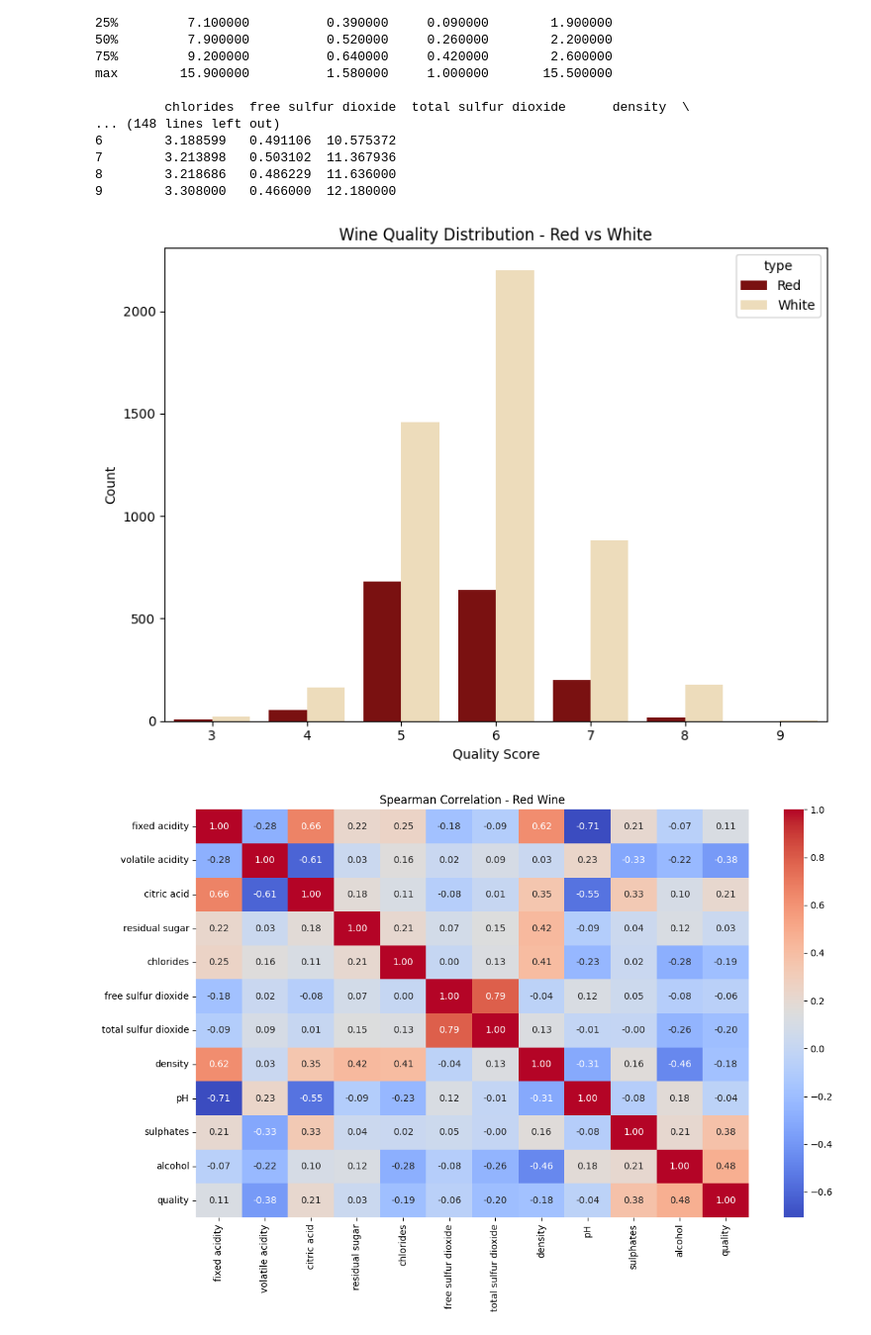
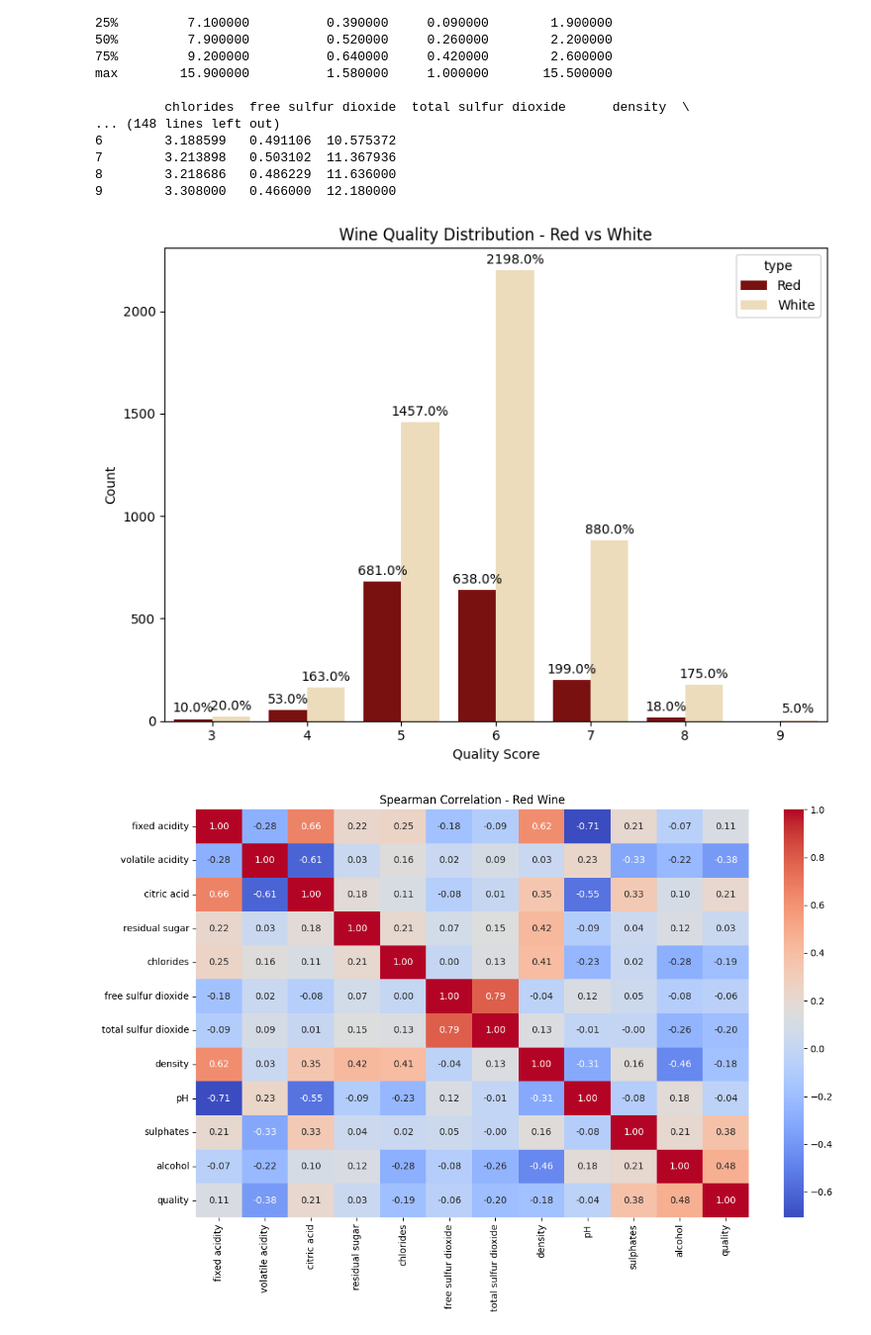
Before and after one commit to SamraatJain9/CSC2034_Project_Data, a Jupyter notebook: main.ipynb, the cells around one changed output. Shown at 99% size. Cells and saved outputs as stored; diff of their text form; code cells hidden in the pictures.

```diff
--- a/main.ipynb
+++ b/main.ipynb
@@ -55,11 +55,15 @@ plt.figure(figsize=(8, 6))
 
 wine_colors = {'Red': '#8B0000', 'White': '#F5DEB3'}
 
-seaborn.countplot(x='quality', hue='type', data=combined_wine, palette=wine_colors)
+ax = seaborn.countplot(x='quality', hue='type', data=combined_wine, palette=wine_colors)
 
 plt.title("Wine Quality Distribution - Red vs White")
 plt.xlabel("Quality Score")
 plt.ylabel("Count")
+
+for container in ax.containers:
+    ax.bar_label(container, fmt='%.1f%%', padding=3)
+
 plt.tight_layout()
 plt.show()
 
@@ -79,34 +83,34 @@ plt.figure(figsize=(12, 8))
 seaborn.heatmap(white_corr, annot=True, cmap='coolwarm', fmt=".2f")
 plt.title('Spearman Correlation - White Wine')
 plt.tight_layout()
 plt.show()
 
 # Alcohol Distribution - Combined Histogram
 plt.figure(figsize=(8, 6))
 
 wine_colors = {'Red': '#8B0000', 'White': '#F5DEB3'}
 
 seaborn.histplot(
     data=combined_wine,
     x='alcohol',
     hue='type',
     kde=True,
     stat='density',
     common_norm=False,
     palette=wine_colors
 )
 
 plt.title("Alcohol Content Distribution by Wine Type")
 plt.xlabel("Alcohol")
 plt.ylabel("Density")
 plt.tight_layout()
 plt.show()
 
 # Pair plot Adventure
 # seaborn.pairplot(combined_wine.sample(500), hue='type', vars=['alcohol', 'density', 'pH', 'residual sugar'])
 # plt.show()
 # %% [output]
-[figure, old version]
+[figure, new version]
 [figure]
 [figure]
 [figure]
```
Also changed, not shown: parts of 2 cells of this notebook.
